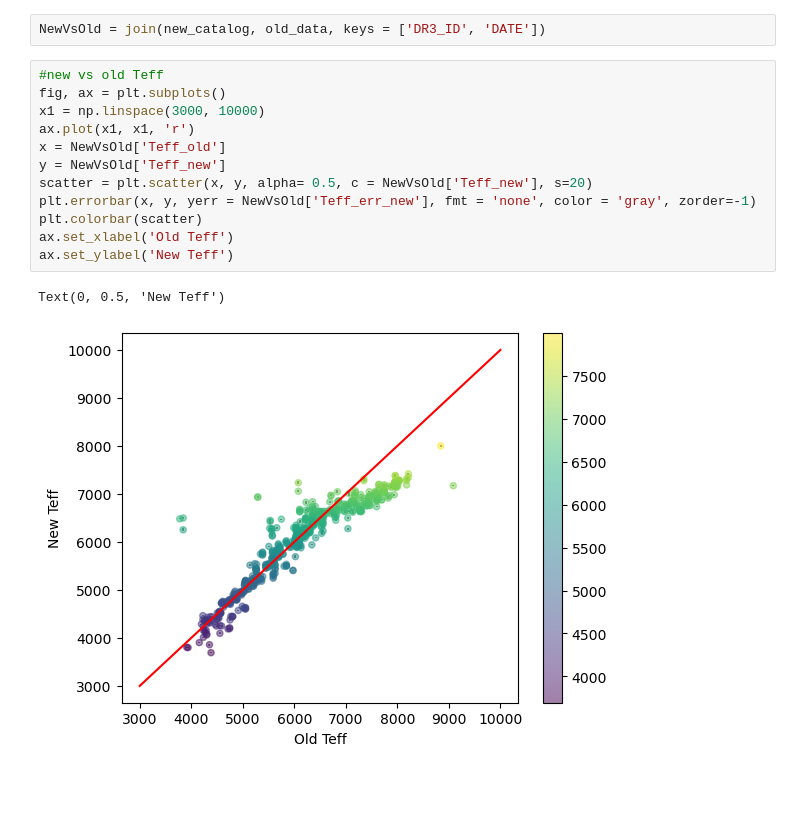
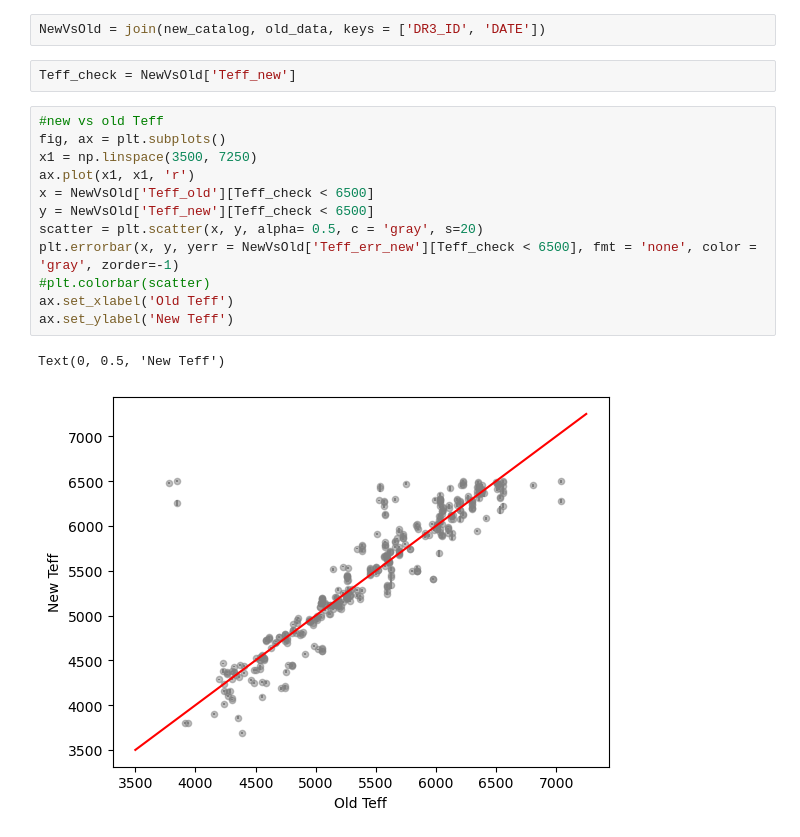
Before and after one commit to ella918/Summer-Research, a Jupyter notebook: 6811CombiningData.ipynb, the cells around one changed output. Drawn from its saved outputs; the diff is of its cells as text; blank space fills up the shorter version.

```diff
--- a/6811CombiningData.ipynb
+++ b/6811CombiningData.ipynb
@@ -354,21 +354,23 @@ for date in new_obs_date_incluster:
 new_catalog['DATE'] = newdatesreformat
 # %%
 NewVsOld = join(new_catalog, old_data, keys = ['DR3_ID', 'DATE'])
+# %%
+Teff_check = NewVsOld['Teff_new']
 # %%
 #new vs old Teff
 fig, ax = plt.subplots()
-x1 = np.linspace(3000, 10000)
+x1 = np.linspace(3500, 7250)
 ax.plot(x1, x1, 'r')
-x = NewVsOld['Teff_old']
-y = NewVsOld['Teff_new']
-scatter = plt.scatter(x, y, alpha= 0.5, c = NewVsOld['Teff_new'], s=20)
-plt.errorbar(x, y, yerr = NewVsOld['Teff_err_new'], fmt = 'none', color = 'gray', zorder=-1)
-plt.colorbar(scatter)
+x = NewVsOld['Teff_old'][Teff_check < 6500]
+y = NewVsOld['Teff_new'][Teff_check < 6500]
+scatter = plt.scatter(x, y, alpha= 0.5, c = 'gray', s=20)
+plt.errorbar(x, y, yerr = NewVsOld['Teff_err_new'][Teff_check < 6500], fmt = 'none', color = 'gray', zorder=-1)
+#plt.colorbar(scatter)
 ax.set_xlabel('Old Teff')
 ax.set_ylabel('New Teff')
 # %% [output]
 Text(0, 0.5, 'New Teff')
-[figure, old version]
+[figure, new version]
 # %%
 #new vs old logg
 fig, ax = plt.subplots()
```
Also changed, not shown: parts of 3 cells of this notebook, 1 other file.
